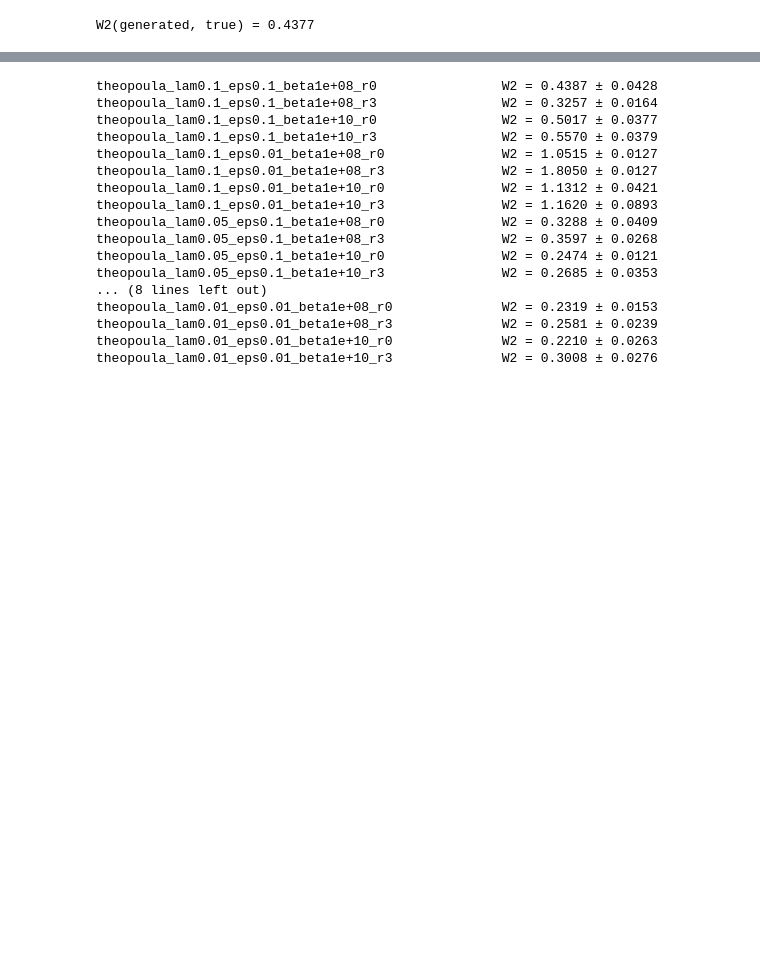
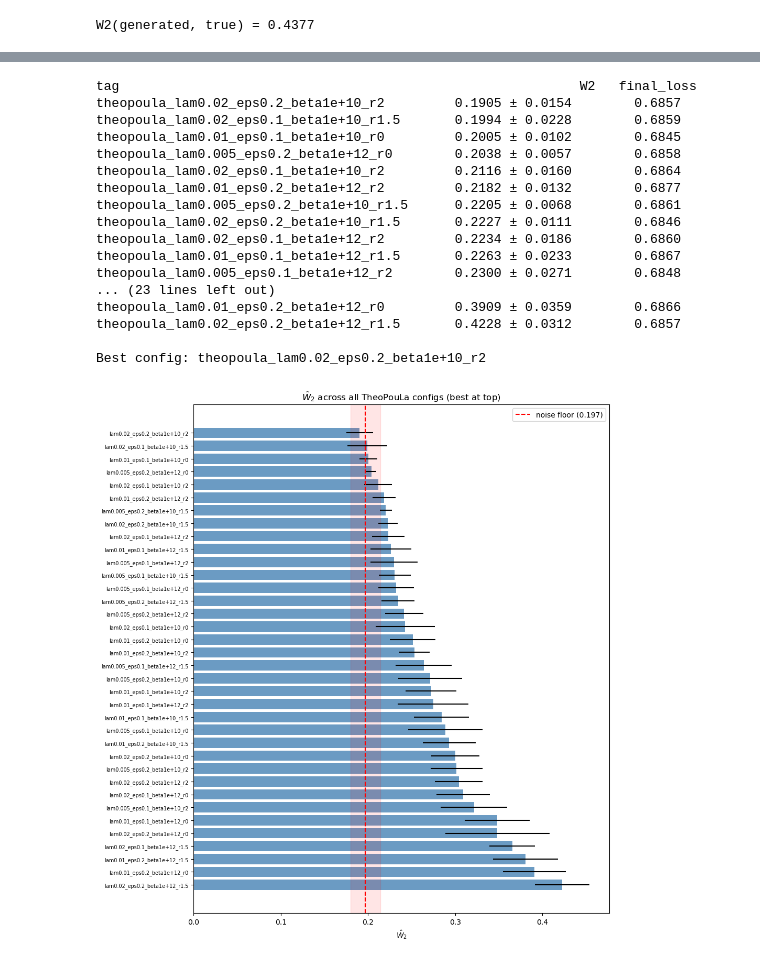
Before and after one commit to kylemcgillivray/Masters-Dissertation, a Jupyter notebook: display.ipynb, the cells around one changed output, grey strips where cells are left out. Saved outputs shown, nothing was run; the diff lists cells and outputs as text; code cells hidden in the pictures; blank space fills up the shorter version.

```diff
--- a/display.ipynb
+++ b/display.ipynb
@@ -139,31 +155,46 @@ samples_true = X_data_bimodal[:2000]   # fixed reference set for all W2 comparis
 # %%
-w2_scores = {}
+ranked = sorted(results.items(), key=lambda kv: kv[1]["w2_mean"])
 
-for tag, res in results.items():
-    net = fct.ScoreNetDeep(d=d, hidden_dims=[128] * 4).to(device)
-    net.load_state_dict(res["net_state"])
+print(f"{'tag':45s} {'W2':>18s} {'final_loss':>12s}")
+for tag, r in ranked:
+    print(f"{tag:45s} {r['w2_mean']:.4f} ± {r['w2_std']:.4f}  {r['final_loss']:12.4f}")
 
-    w2_mean, w2_std = fct.estimate_W2(
-        net, samples_true, N_w2=2000, n_repeats=5, gamma=0.001, T=T, d=d, device=device
-    )
-    w2_scores[tag] = (w2_mean, w2_std)
-    print(f"{tag:50s}  W2 = {w2_mean:.4f} ± {w2_std:.4f}")
+best_tag = ranked[0][0]
+print(f"\nBest config: {best_tag}")
 # %% [output]
-theopoula_lam0.1_eps0.1_beta1e+08_r0                W2 = 0.4387 ± 0.0428
-theopoula_lam0.1_eps0.1_beta1e+08_r3                W2 = 0.3257 ± 0.0164
-theopoula_lam0.1_eps0.1_beta1e+10_r0                W2 = 0.5017 ± 0.0377
-theopoula_lam0.1_eps0.1_beta1e+10_r3                W2 = 0.5570 ± 0.0379
-theopoula_lam0.1_eps0.01_beta1e+08_r0               W2 = 1.0515 ± 0.0127
-theopoula_lam0.1_eps0.01_beta1e+08_r3               W2 = 1.8050 ± 0.0127
-theopoula_lam0.1_eps0.01_beta1e+10_r0               W2 = 1.1312 ± 0.0421
-theopoula_lam0.1_eps0.01_beta1e+10_r3               W2 = 1.1620 ± 0.0893
-theopoula_lam0.05_eps0.1_beta1e+08_r0               W2 = 0.3288 ± 0.0409
-theopoula_lam0.05_eps0.1_beta1e+08_r3               W2 = 0.3597 ± 0.0268
-theopoula_lam0.05_eps0.1_beta1e+10_r0               W2 = 0.2474 ± 0.0121
-theopoula_lam0.05_eps0.1_beta1e+10_r3               W2 = 0.2685 ± 0.0353
-... (8 lines left out)
-theopoula_lam0.01_eps0.01_beta1e+08_r0              W2 = 0.2319 ± 0.0153
-theopoula_lam0.01_eps0.01_beta1e+08_r3              W2 = 0.2581 ± 0.0239
-theopoula_lam0.01_eps0.01_beta1e+10_r0              W2 = 0.2210 ± 0.0263
-theopoula_lam0.01_eps0.01_beta1e+10_r3              W2 = 0.3008 ± 0.0276
+tag                                                           W2   final_loss
+theopoula_lam0.02_eps0.2_beta1e+10_r2         0.1905 ± 0.0154        0.6857
+theopoula_lam0.02_eps0.1_beta1e+10_r1.5       0.1994 ± 0.0228        0.6859
+theopoula_lam0.01_eps0.1_beta1e+10_r0         0.2005 ± 0.0102        0.6845
+theopoula_lam0.005_eps0.2_beta1e+12_r0        0.2038 ± 0.0057        0.6858
+theopoula_lam0.02_eps0.1_beta1e+10_r2         0.2116 ± 0.0160        0.6864
+theopoula_lam0.01_eps0.2_beta1e+12_r2         0.2182 ± 0.0132        0.6877
+theopoula_lam0.005_eps0.2_beta1e+10_r1.5      0.2205 ± 0.0068        0.6861
+theopoula_lam0.02_eps0.2_beta1e+10_r1.5       0.2227 ± 0.0111        0.6846
+theopoula_lam0.02_eps0.1_beta1e+12_r2         0.2234 ± 0.0186        0.6860
+theopoula_lam0.01_eps0.1_beta1e+12_r1.5       0.2263 ± 0.0233        0.6867
+theopoula_lam0.005_eps0.1_beta1e+12_r2        0.2300 ± 0.0271        0.6848
+... (23 lines left out)
+theopoula_lam0.01_eps0.2_beta1e+12_r0         0.3909 ± 0.0359        0.6866
+theopoula_lam0.02_eps0.2_beta1e+12_r1.5       0.4228 ± 0.0312        0.6857
+
+Best config: theopoula_lam0.02_eps0.2_beta1e+10_r2
+# %%
+tags = [tag for tag, _ in ranked]
+means = [r["w2_mean"] for _, r in ranked]
+stds = [r["w2_std"] for _, r in ranked]
+
+plt.figure(figsize=(10, max(6, 0.3 * len(tags))))
+plt.barh(range(len(tags)), means, xerr=stds, color="steelblue", alpha=0.8)
+plt.axvline(w2_floor_mean, color="red", linestyle="--", label=f"noise floor ({w2_floor_mean:.3f})")
+plt.axvspan(w2_floor_mean - w2_floor_std, w2_floor_mean + w2_floor_std, color="red", alpha=0.1)
+plt.yticks(range(len(tags)), [t.replace("theopoula_", "") for t in tags], fontsize=7)
+plt.xlabel(r"$\hat{W}_2$")
+plt.title(r"$\hat{W}_2$ across all TheoPouLa configs (best at top)")
+plt.legend()
+plt.gca().invert_yaxis()
+plt.tight_layout()
+plt.show()
+# %% [output]
+[figure, added]
 # %%
```
Also changed, not shown: parts of 7 cells of this notebook, 3 other files.
